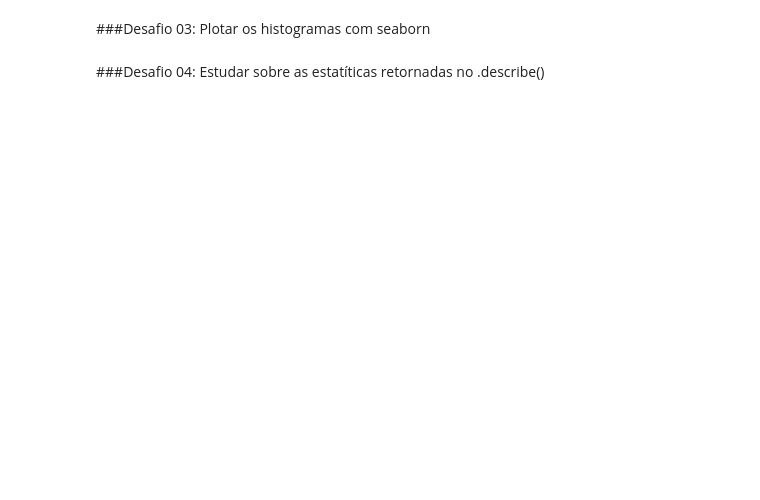
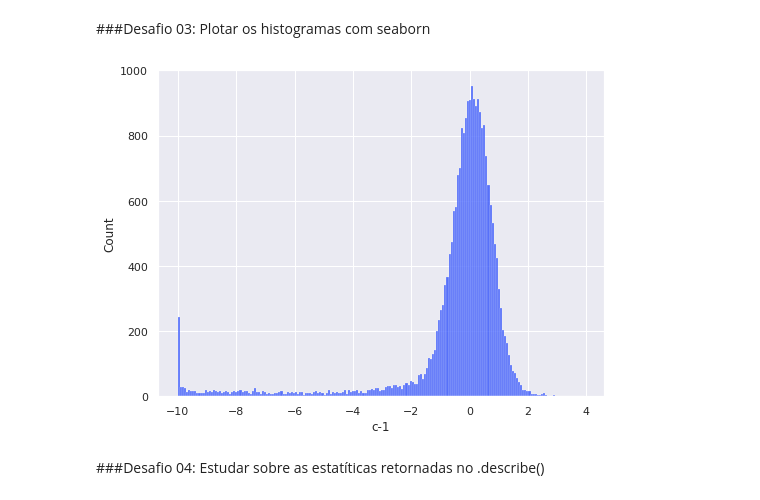
Before and after one commit to Juliaocmc/imersao_dados_alura, a Jupyter notebook: imersao_dados_alura_aula02.ipynb, the cells around one changed output. Cells and saved outputs as stored; diff of their text form; code cells hidden in the pictures; blank space fills up the shorter version.

```diff
--- a/imersao_dados_alura_aula02.ipynb
+++ b/imersao_dados_alura_aula02.ipynb
@@ -14,4 +56,10 @@
 # %% [markdown]
 ###Desafio 03: Plotar os histogramas com seaborn
+# %%
+sns.set()
+plt.figure(figsize=(8, 6))
+ax = sns.histplot(data=dados['c-1'], color={'#2648FC'})
+# %% [output]
+[figure, added]
 # %% [markdown]
 ###Desafio 04: Estudar sobre as estatíticas retornadas no .describe()
```
Also changed, not shown: parts of 7 cells of this notebook.
